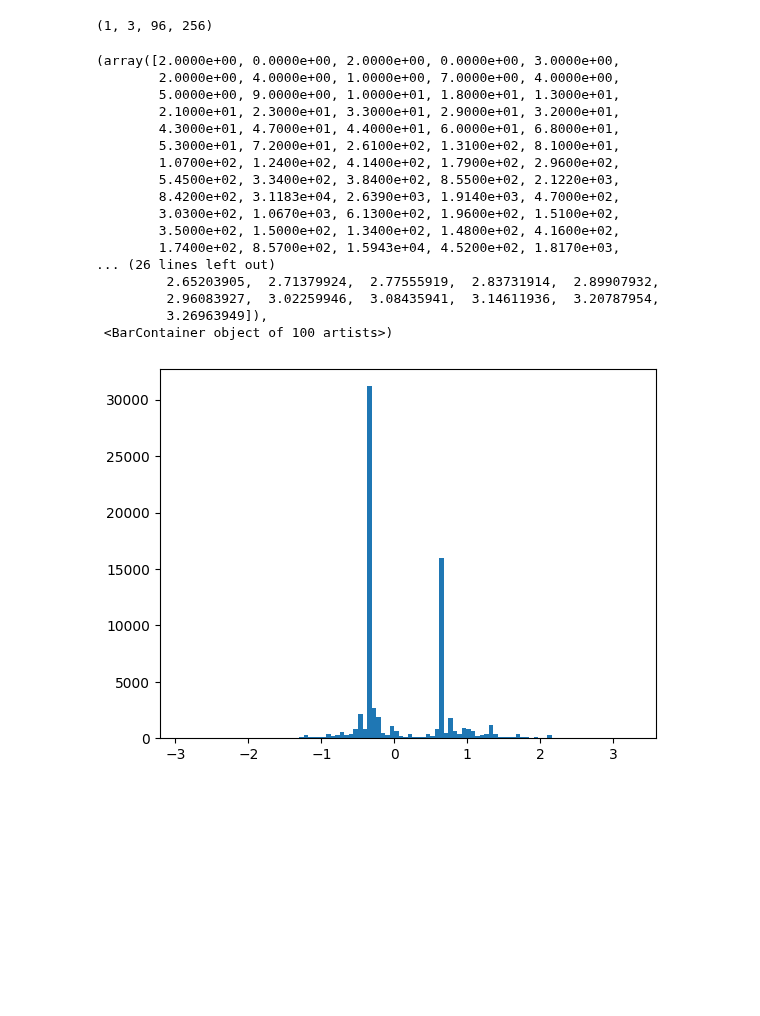
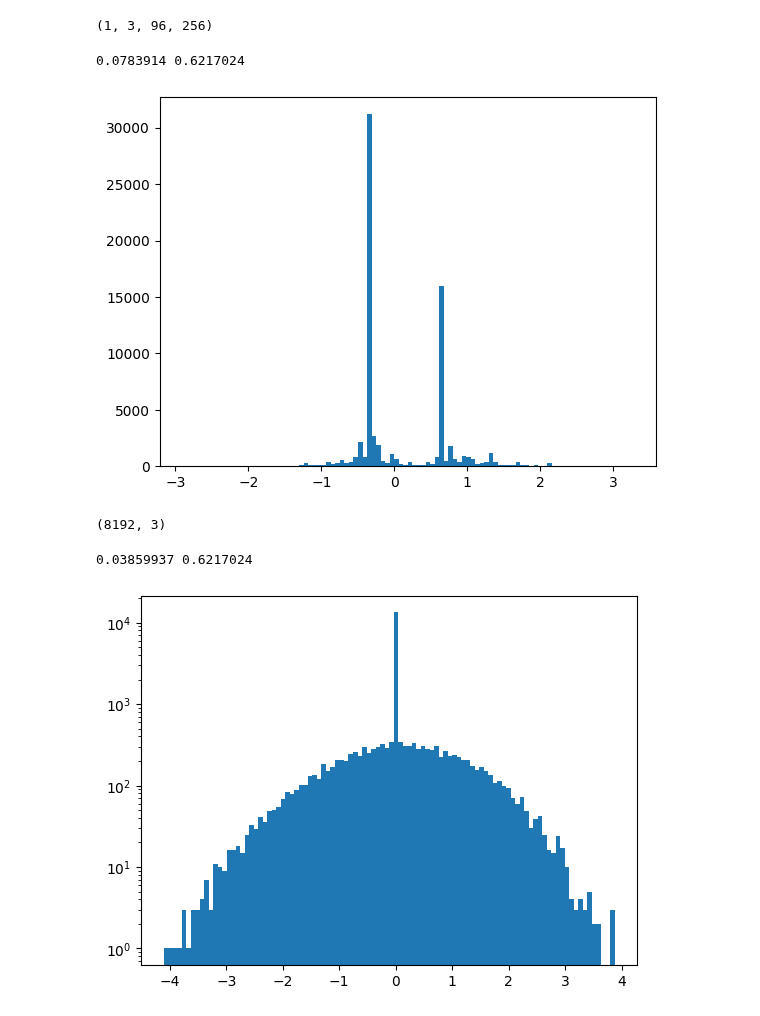
Before and after one commit to WeijieChen2017/SharkSeagrass, a Jupyter notebook: cold_diffusion/demo.ipynb, the cells around one changed output. Cells and saved outputs as stored; diff of their text form; code cells hidden in the pictures; blank space fills up the shorter version.

```diff
--- a/cold_diffusion/demo.ipynb
+++ b/cold_diffusion/demo.ipynb
@@ -220,24 +220,9 @@ print(data.shape)
 import matplotlib.pyplot as plt
 
 plt.hist(np.ravel(data), bins=100)
+print(np.mean(data), np.std(data))
 # %% [output]
-(array([2.0000e+00, 0.0000e+00, 2.0000e+00, 0.0000e+00, 3.0000e+00,
-        2.0000e+00, 4.0000e+00, 1.0000e+00, 7.0000e+00, 4.0000e+00,
-        5.0000e+00, 9.0000e+00, 1.0000e+01, 1.8000e+01, 1.3000e+01,
-        2.1000e+01, 2.3000e+01, 3.3000e+01, 2.9000e+01, 3.2000e+01,
-        4.3000e+01, 4.7000e+01, 4.4000e+01, 6.0000e+01, 6.8000e+01,
-        5.3000e+01, 7.2000e+01, 2.6100e+02, 1.3100e+02, 8.1000e+01,
-        1.0700e+02, 1.2400e+02, 4.1400e+02, 1.7900e+02, 2.9600e+02,
-        5.4500e+02, 3.3400e+02, 3.8400e+02, 8.5500e+02, 2.1220e+03,
-        8.4200e+02, 3.1183e+04, 2.6390e+03, 1.9140e+03, 4.7000e+02,
-        3.0300e+02, 1.0670e+03, 6.1300e+02, 1.9600e+02, 1.5100e+02,
-        3.5000e+02, 1.5000e+02, 1.3400e+02, 1.4800e+02, 4.1600e+02,
-        1.7400e+02, 8.5700e+02, 1.5943e+04, 4.5200e+02, 1.8170e+03,
-... (26 lines left out)
-         2.65203905,  2.71379924,  2.77555919,  2.83731914,  2.89907932,
-         2.96083927,  3.02259946,  3.08435941,  3.14611936,  3.20787954,
-         3.26963949]),
- <BarContainer object of 100 artists>)
+0.0783914 0.6217024
 [figure]
 # %%
 import torch
@@ -251,3 +236,20 @@ def q_sample(self, x_start, t, noise=None):
     noise = torch.randn_like(x_start)
     return (extract_into_tensor(self.sqrt_alphas_cumprod, t, x_start.shape) * x_start +
             extract_into_tensor(self.sqrt_one_minus_alphas_cumprod, t, x_start.shape) * noise)
+# %%
+vq_weights = "../../f4_vq_weights.npy"
+import numpy as np
+
+vq_weights = np.load(vq_weights)
+print(vq_weights.shape)
+# %% [output]
+(8192, 3)
+# %%
+import matplotlib.pyplot as plt
+
+plt.hist(np.ravel(vq_weights), bins=100)
+plt.yscale("log")
+print(np.mean(vq_weights), np.std(data))
+# %% [output]
+0.03859937 0.6217024
+[figure, added]
```
Also changed, not shown: parts of 6 cells of this notebook, 2 other files.
